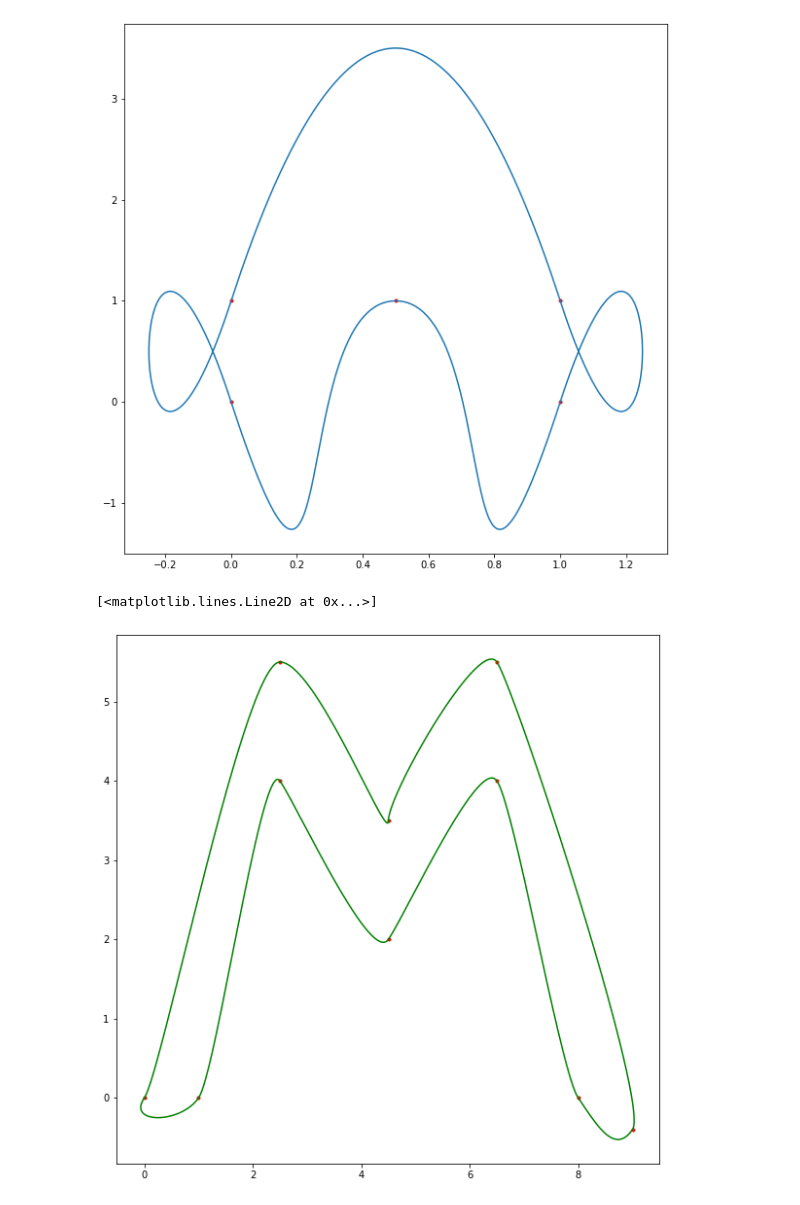
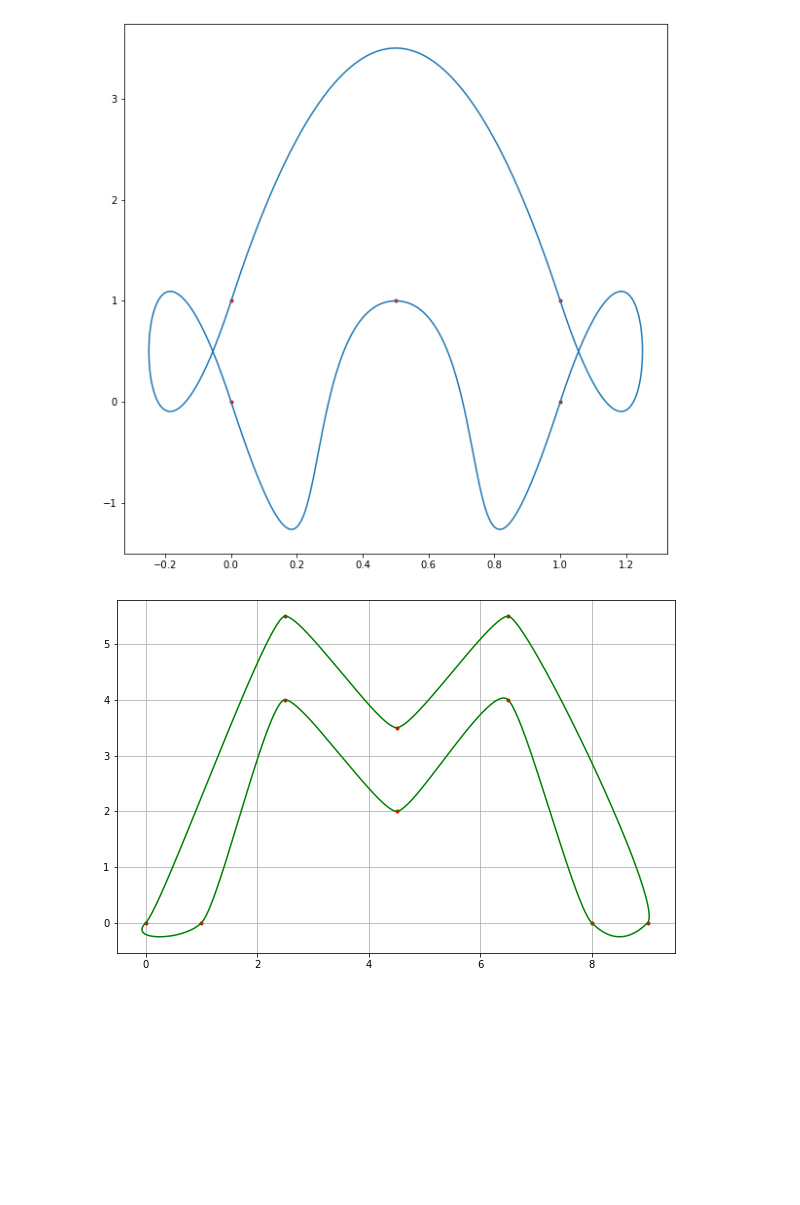
Before and after one commit to markus0800/Nummat2, a Jupyter notebook: project2_task_2e_3.ipynb, the cells around one changed output. Cells and saved outputs as stored; diff of their text form; code cells hidden in the pictures; blank space fills up the shorter version.

```diff
--- a/project2_task_2e_3.ipynb
+++ b/project2_task_2e_3.ipynb
@@ -146,16 +146,17 @@ plt.plot(curve[:,0], curve[:,1])
 [<matplotlib.lines.Line2D at 0x...>]
 [figure]
 # %%
-M = np.array([[0,0], [2.5, 5.5],  [4.5, 3.5], [6.5,5.5], [9,-0.4], [8,0], [6.5,4], [4.5, 2], [2.5,4],[1,0]])
-MV = np.array([[1,1], [2, 0],  [0, 1], [1,-1], [-1,-1], [-1,1], [-1,1], [-1,-1], [-1,1], [-1,-1], [-1,-1]])
+M = np.array([[0,0], [2.5, 5.5],  [4.5, 3.5], [6.5,5.5], [9,0], [8,0], [6.5,4], [4.5, 2], [2.5,4],[1,0]])
+MV = np.array([[1,1], [1, 0],  [1, 0], [1,0], [-1,-1], [-1,1], [-1,1], [-1,0], [-1,0], [-1,-1], [-1,-1]])
 m,d = np.shape(M)
 P_M = interpolate_periodic(M,MV)
 T_M = np.linspace(0,m,1000)
 
 curve_M = composite_Bezier(P_M,T_M)
 plt.figure(figsize =(10,10))
 plt.plot(P_M[0,:,0],P_M[0,:,1], 'r.')
 plt.plot(curve_M[:,0], curve_M[:,1], 'g')
+plt.grid()
+plt.axes().set_aspect('equal')
 # %% [output]
-[<matplotlib.lines.Line2D at 0x...>]
-[figure, old version]
+[figure, new version]
```
Also changed, not shown: parts of 5 cells of this notebook.
